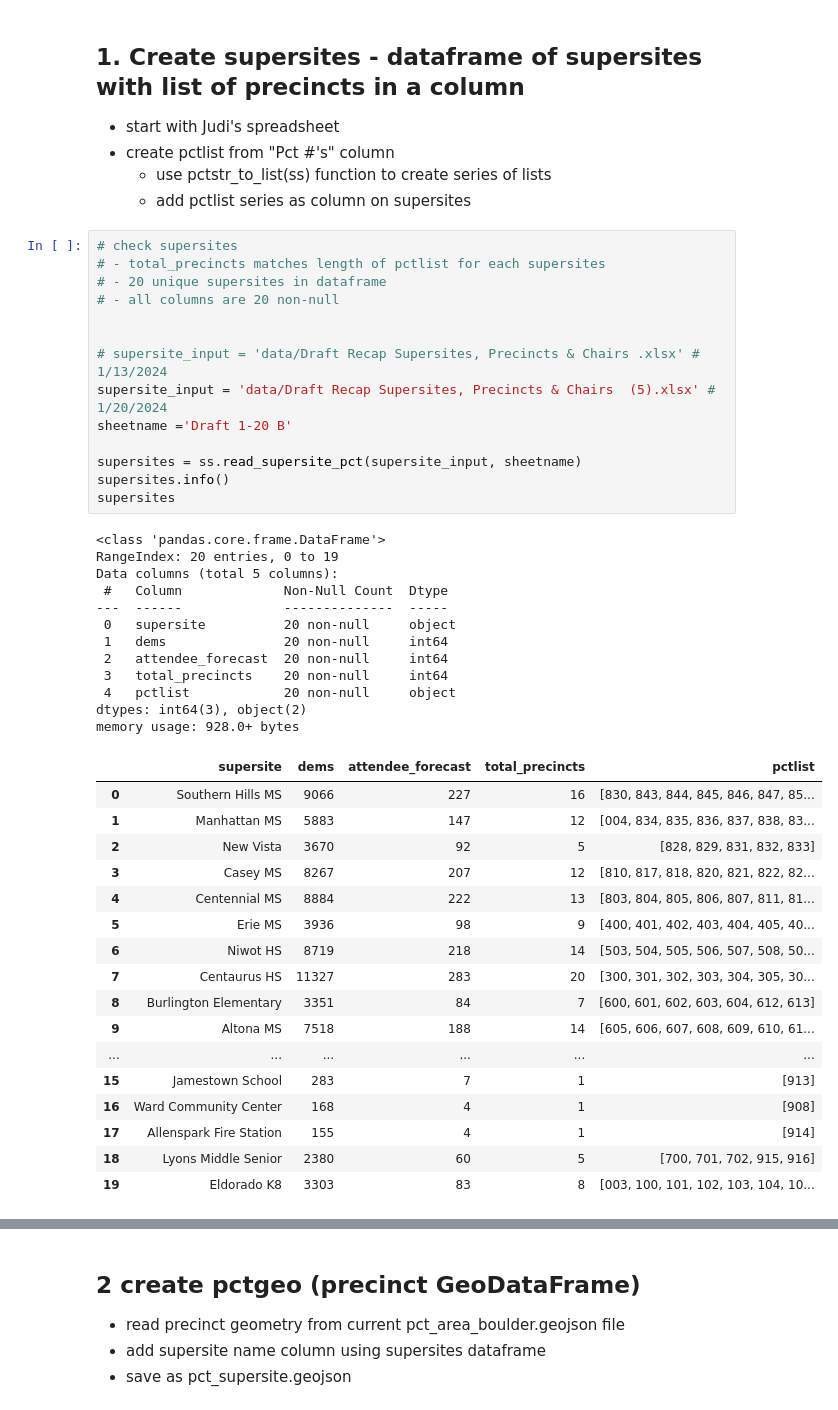
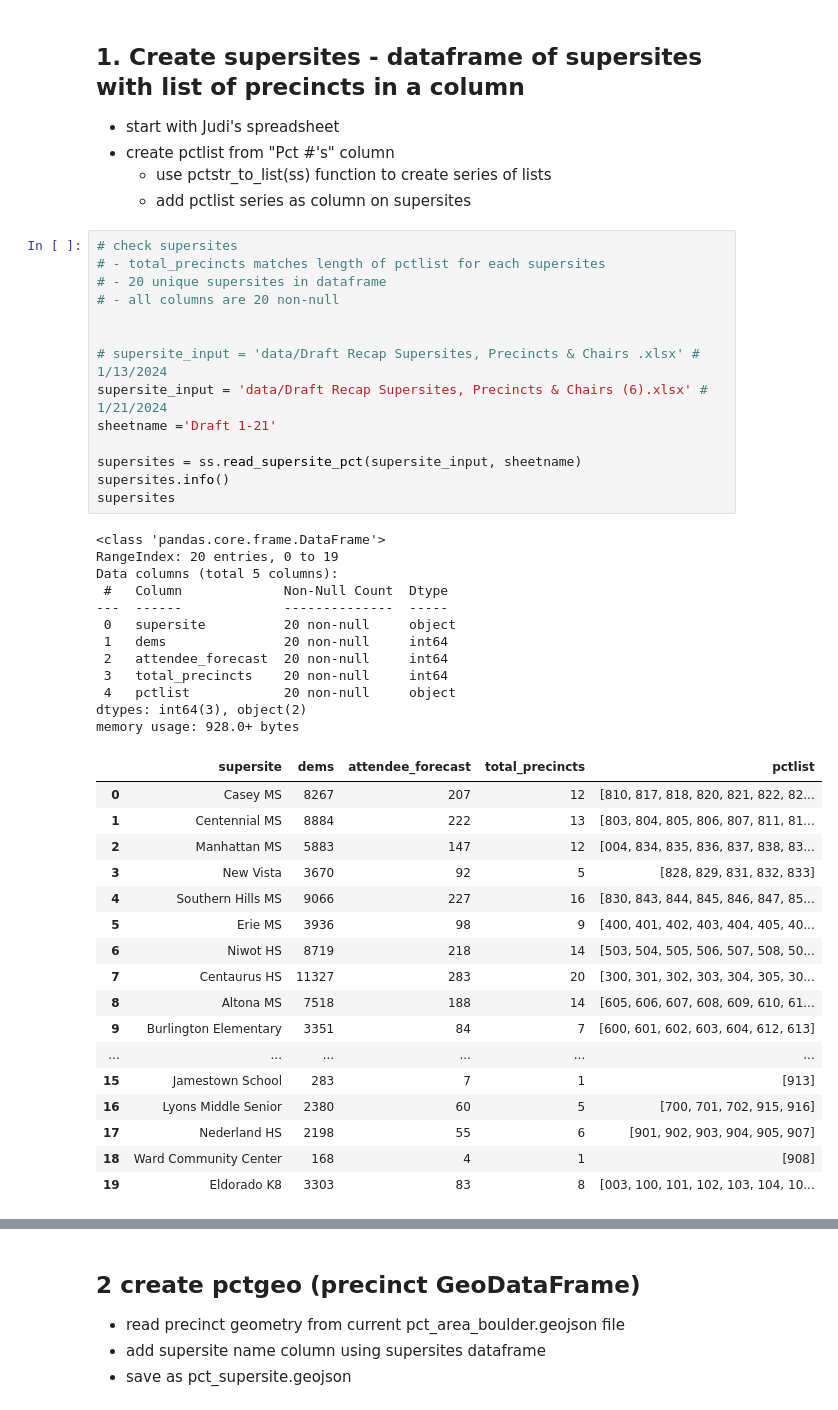
Before and after one commit to bnorikane/supersiteDB, a Jupyter notebook: supersite_pct_geom.ipynb, the cells around one changed output, grey strips where cells are left out. Saved outputs shown, nothing was run; the diff lists cells and outputs as text.

```diff
--- a/supersite_pct_geom.ipynb
+++ b/supersite_pct_geom.ipynb
@@ -64,44 +65,44 @@ import supersites as ss
 # %%
 # check supersites
 # - total_precincts matches length of pctlist for each supersites
 # - 20 unique supersites in dataframe
 # - all columns are 20 non-null
 
 
 # supersite_input = 'data/Draft Recap Supersites, Precincts & Chairs .xlsx' # 1/13/2024
-supersite_input = 'data/Draft Recap Supersites, Precincts & Chairs  (5).xlsx' # 1/20/2024
-sheetname ='Draft 1-20 B'
+supersite_input = 'data/Draft Recap Supersites, Precincts & Chairs (6).xlsx' # 1/21/2024
+sheetname ='Draft 1-21'
 
 supersites = ss.read_supersite_pct(supersite_input, sheetname)
 supersites.info()
 supersites
 # %% [output]
 <class 'pandas.core.frame.DataFrame'>
 RangeIndex: 20 entries, 0 to 19
 Data columns (total 5 columns):
  #   Column             Non-Null Count  Dtype
 ---  ------             --------------  -----
  0   supersite          20 non-null     object
  1   dems               20 non-null     int64
  2   attendee_forecast  20 non-null     int64
  3   total_precincts    20 non-null     int64
  4   pctlist            20 non-null     object
 dtypes: int64(3), object(2)
 memory usage: 928.0+ bytes
 |  | supersite | dems | attendee_forecast | total_precincts | pctlist |
-| 0 | Southern Hills MS | 9066 | 227 | 16 | [830, 843, 844, 845, 846, 847, 85... |
-| 1 | Manhattan MS | 5883 | 147 | 12 | [004, 834, 835, 836, 837, 838, 83... |
-| 2 | New Vista | 3670 | 92 | 5 | [828, 829, 831, 832, 833] |
-| 3 | Casey MS | 8267 | 207 | 12 | [810, 817, 818, 820, 821, 822, 82... |
-| 4 | Centennial MS | 8884 | 222 | 13 | [803, 804, 805, 806, 807, 811, 81... |
+| 0 | Casey MS | 8267 | 207 | 12 | [810, 817, 818, 820, 821, 822, 82... |
+| 1 | Centennial MS | 8884 | 222 | 13 | [803, 804, 805, 806, 807, 811, 81... |
+| 2 | Manhattan MS | 5883 | 147 | 12 | [004, 834, 835, 836, 837, 838, 83... |
+| 3 | New Vista | 3670 | 92 | 5 | [828, 829, 831, 832, 833] |
+| 4 | Southern Hills MS | 9066 | 227 | 16 | [830, 843, 844, 845, 846, 847, 85... |
 | 5 | Erie MS | 3936 | 98 | 9 | [400, 401, 402, 403, 404, 405, 40... |
 | 6 | Niwot HS | 8719 | 218 | 14 | [503, 504, 505, 506, 507, 508, 50... |
 | 7 | Centaurus HS | 11327 | 283 | 20 | [300, 301, 302, 303, 304, 305, 30... |
-| 8 | Burlington Elementary | 3351 | 84 | 7 | [600, 601, 602, 603, 604, 612, 613] |
-| 9 | Altona MS | 7518 | 188 | 14 | [605, 606, 607, 608, 609, 610, 61... |
+| 8 | Altona MS | 7518 | 188 | 14 | [605, 606, 607, 608, 609, 610, 61... |
+| 9 | Burlington Elementary | 3351 | 84 | 7 | [600, 601, 602, 603, 604, 612, 613] |
 | ... | ... | ... | ... | ... | ... |
 | 15 | Jamestown School | 283 | 7 | 1 | [913] |
-| 16 | Ward Community Center | 168 | 4 | 1 | [908] |
-| 17 | Allenspark Fire Station | 155 | 4 | 1 | [914] |
-| 18 | Lyons Middle Senior | 2380 | 60 | 5 | [700, 701, 702, 915, 916] |
+| 16 | Lyons Middle Senior | 2380 | 60 | 5 | [700, 701, 702, 915, 916] |
+| 17 | Nederland HS | 2198 | 55 | 6 | [901, 902, 903, 904, 905, 907] |
+| 18 | Ward Community Center | 168 | 4 | 1 | [908] |
 | 19 | Eldorado K8 | 3303 | 83 | 8 | [003, 100, 101, 102, 103, 104, 10... |
```
Also changed, not shown: parts of 12 cells of this notebook, 9 other files.
